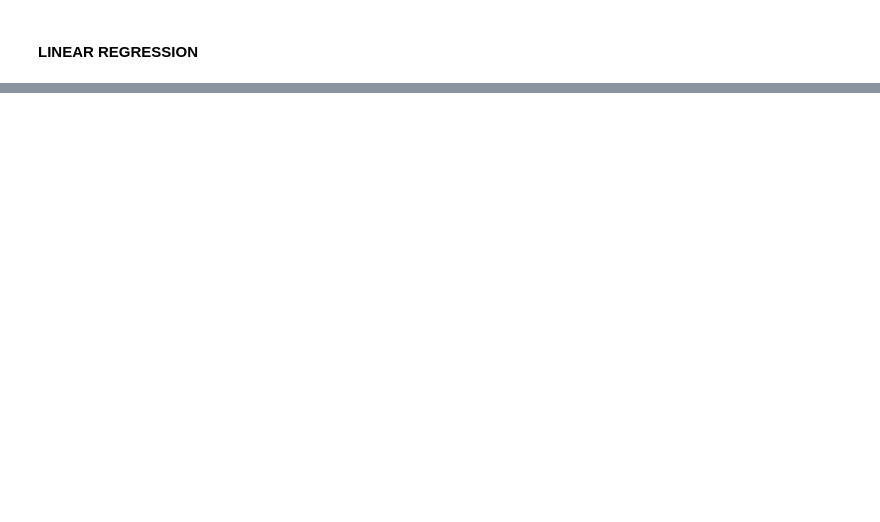
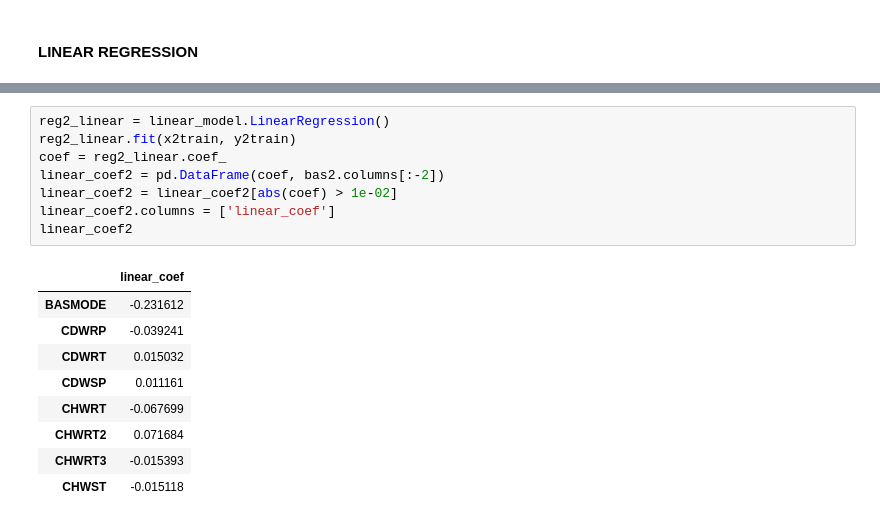
Before and after one commit to optichill/optichill, a Jupyter notebook: optichill/Linear_Regr.ipynb, the cells around one changed output, grey strips where cells are left out. Drawn from its saved outputs; the diff is of its cells as text; blank space fills up the shorter version.

```diff
--- a/optichill/Linear_Regr.ipynb
+++ b/optichill/Linear_Regr.ipynb
@@ -88,4 +136,22 @@ linear_coef
 | SCHWP5kW | -3.035083e-02 |
 | SCHWP5S | 2.152805e-01 |
 | SCHWP5SS | -1.634452e-01 |
+# %%
+reg2_linear = linear_model.LinearRegression()
+reg2_linear.fit(x2train, y2train)
+coef = reg2_linear.coef_
+linear_coef2 = pd.DataFrame(coef, bas2.columns[:-2])
+linear_coef2 = linear_coef2[abs(coef) > 1e-02]
+linear_coef2.columns = ['linear_coef']
+linear_coef2
+# %% [output]
+|  | linear_coef |
+| BASMODE | -0.231612 |
+| CDWRP | -0.039241 |
+| CDWRT | 0.015032 |
+| CDWSP | 0.011161 |
+| CHWRT | -0.067699 |
+| CHWRT2 | 0.071684 |
+| CHWRT3 | -0.015393 |
+| CHWST | -0.015118 |
 # %%
```
Also changed, not shown: parts of 15 cells of this notebook.
